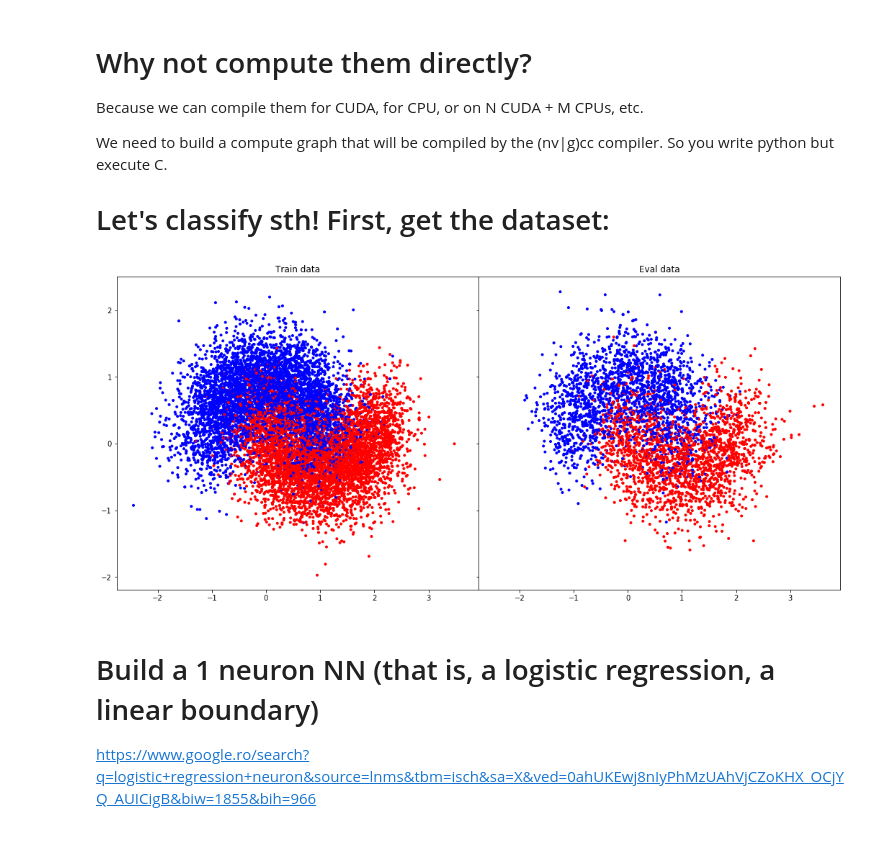
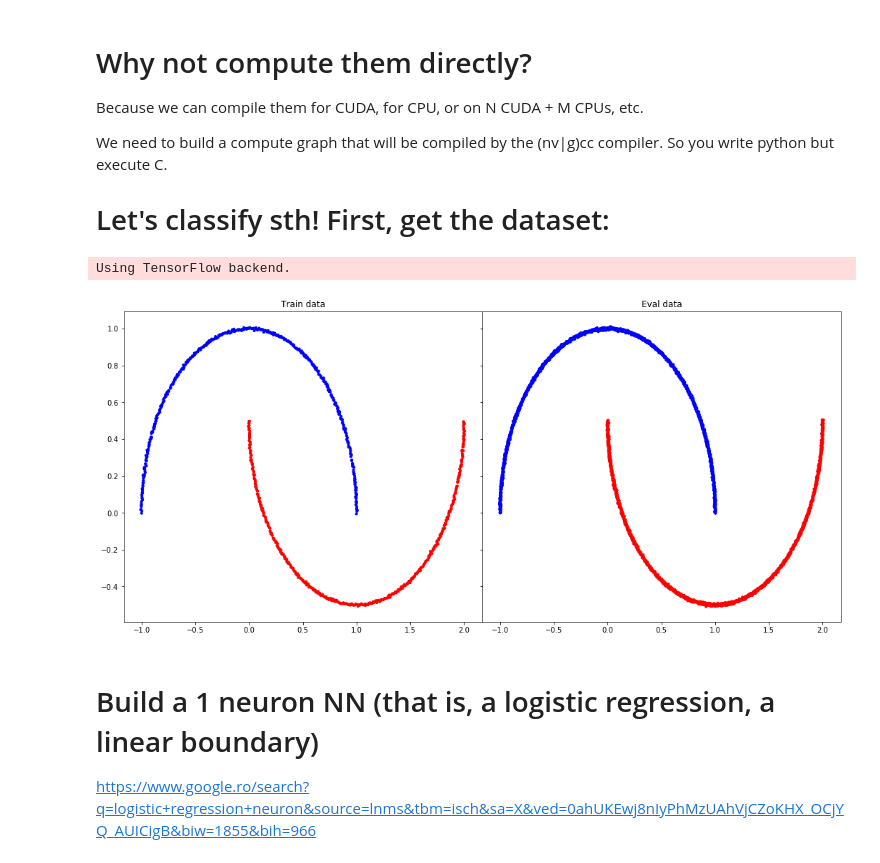
Before and after one commit to cristi-zz/intro-in-keras, a Jupyter notebook: Intro_in_tf.ipynb, the cells around one changed output. Cells and saved outputs as stored; diff of their text form; code cells hidden in the pictures.

Commit message:
Some cosmetics and details on imbalanced datasets

```diff
--- a/Intro_in_tf.ipynb
+++ b/Intro_in_tf.ipynb
@@ -42,18 +42,6 @@ import sklearn.metrics as skm
 import os
 
 col2 = ListedColormap(['#0000FF', '#FF0000'])
-
-tb_logdir = '/home/visoft/work/tf/tft/tb_log/'
-shutil.rmtree(tb_logdir)
-os.mkdir(tb_logdir)
-
-tb_log_simple = callbacks.TensorBoard(log_dir=os.path.join(tb_logdir,"logreg"),
-                               histogram_freq=1,write_graph=True, write_images=False)
-
-
-tb_log_complex = callbacks.TensorBoard(log_dir=os.path.join(tb_logdir,"complex"),
-                               histogram_freq=1,write_graph=True, write_images=False)
-
 
 def plot_data(X,Y,ax=None,title=None):
     """
@@ -79,36 +67,37 @@ def plot_decbounds(X,model,ax):
     yd = yd.reshape(x1.shape)
     ax.contourf(x1,x2,yd,cmap=col2,alpha=0.3,levels=np.linspace(0,1,17))
 
 
 def from_preds_to_labels(preds):
 #     pred_class = np.argmax(preds,axis=1)
     pred_class = (preds >= 0.5).astype(np.uint8)
     return pred_class
 
 def eval_perf(gt,pred_proba,msg):
     preds = from_preds_to_labels(pred_proba)
     acc = skm.accuracy_score(gt,preds)
     log = skm.log_loss(gt,pred_proba)
     print("{}: accuracy: {:.2f}, log-loss: {:.5f}".format(msg,acc * 100,log))
     return acc,log
 
 def plot_learning_curves(tr,te):
     fig = plt.figure(figsize=(18,8))
     fig.gca().plot(tr,label="train")
     fig.gca().plot(te,label="test")
     plt.legend()
     fig.show()
 
-NOISE_LEVEL = 0.38  # 0.38
+NOISE_LEVEL = 0.0038  # 0.38
 
-X,Y = sklearn.datasets.make_moons(10000, shuffle=True, noise = NOISE_LEVEL)
+X,Y = sklearn.datasets.make_moons(1000, shuffle=True, noise = NOISE_LEVEL)
 Xt,Yt = sklearn.datasets.make_moons(4000, shuffle=True, noise = NOISE_LEVEL)
 fig,ax = plt.subplots(figsize=(18,8),nrows=1,ncols=2,sharex=True, sharey=True)
 fig.subplots_adjust(hspace=0,wspace=0)
 plot_data(X,Y,ax[0],"Train data")
 plot_data(Xt,Yt,ax[1],"Eval data")
 # %% [output]
+Using TensorFlow backend.
-[figure, old version]
+[figure, new version]
 # %% [markdown]
 # Build a 1 neuron NN (that is, a logistic regression, a linear boundary)
 https://www.google.ro/search?q=logistic+regression+neuron&source=lnms&tbm=isch&sa=X&ved=0ahUKEwj8nIyPhMzUAhVjCZoKHX_OCjYQ_AUICigB&biw=1855&bih=966
```
Also changed, not shown: parts of 12 cells of this notebook, 2 other files.
